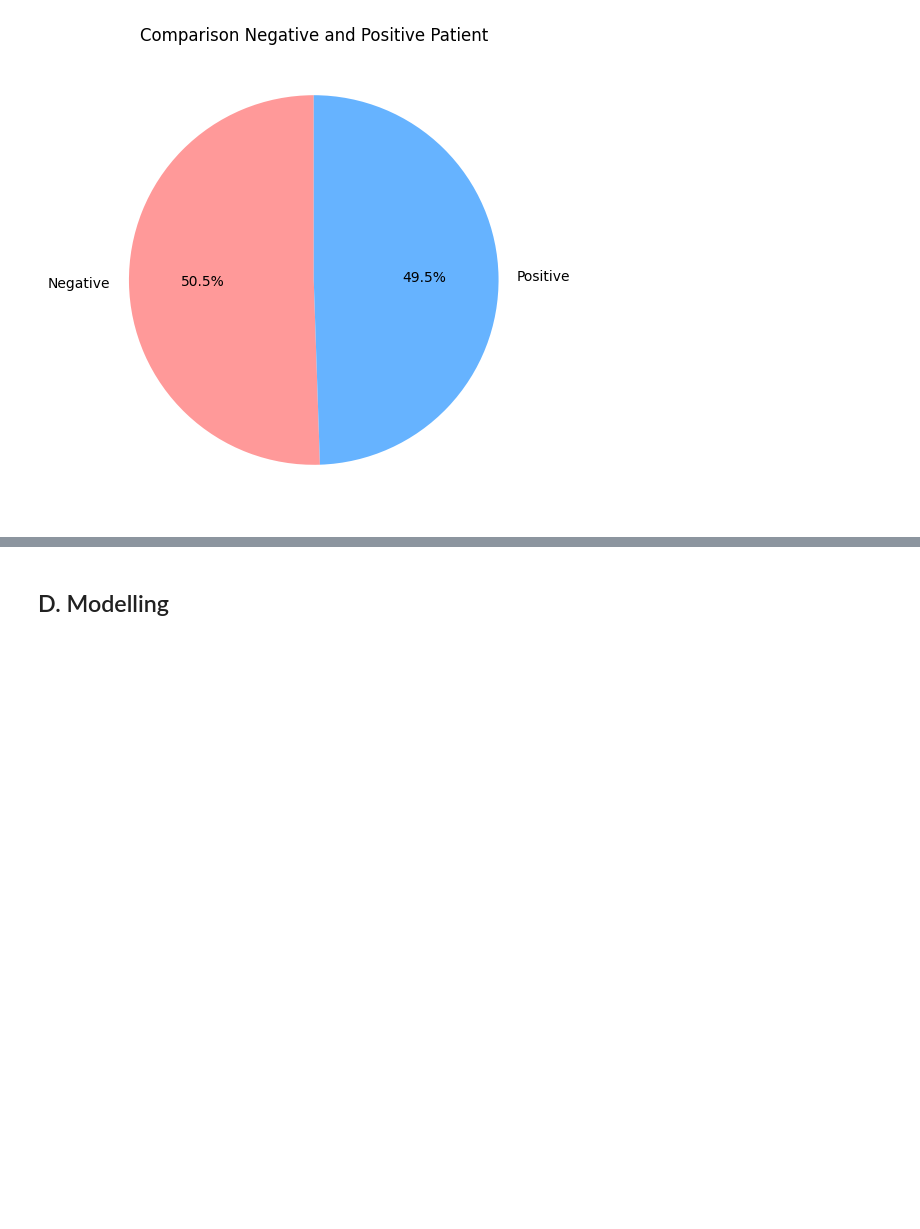
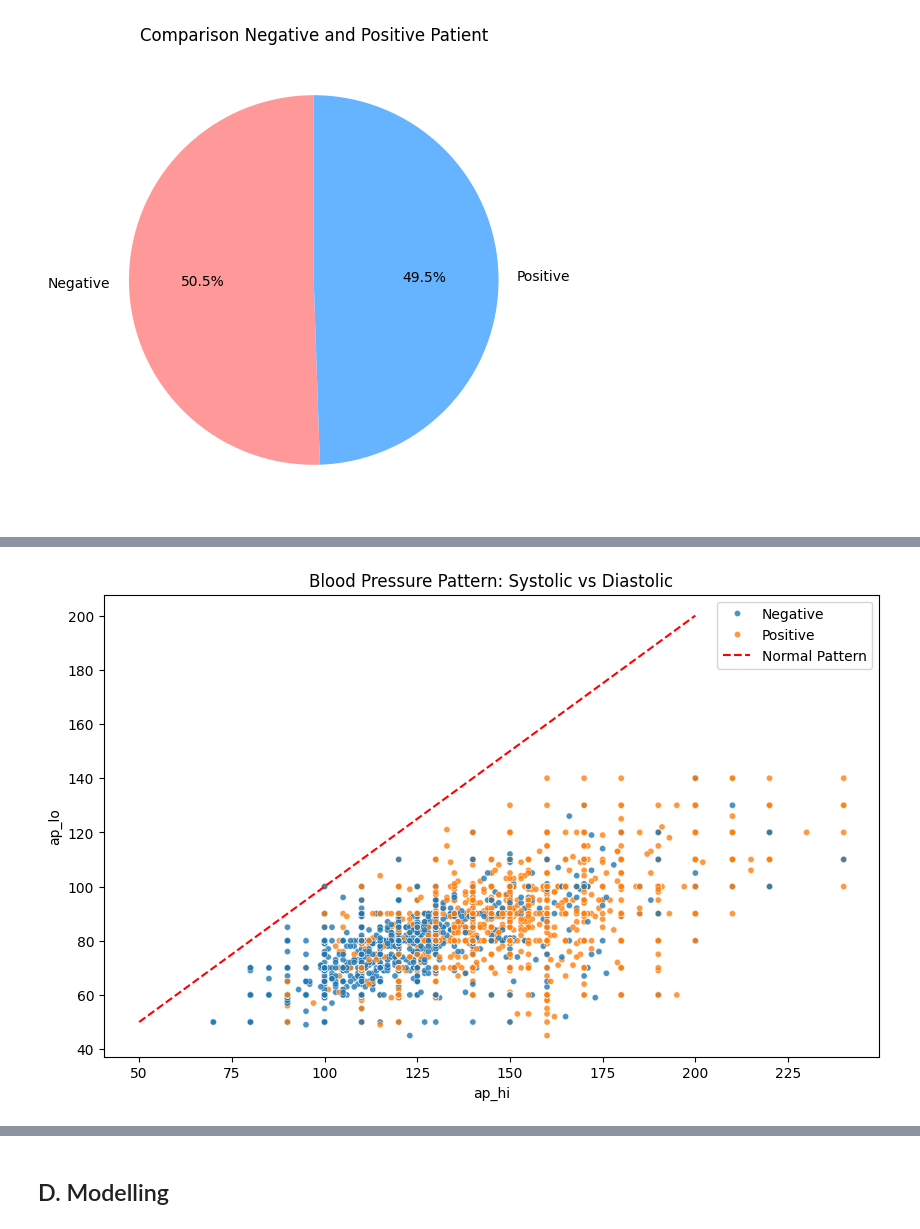
Before and after one commit to HablSank/1Day-1Dataset_MachineLearningProject, a Jupyter notebook: Day-3/Naive Bayes Gaussian (Cardiovascular Disease)/cardiovascular.ipynb, the cells around one changed output, grey strips where cells are left out. Cells and saved outputs as stored; diff of their text form; code cells hidden in the pictures; blank space fills up the shorter version.

```diff
--- a/Day-3/Naive Bayes Gaussian (Cardiovascular Disease)/cardiovascular.ipynb
+++ b/Day-3/Naive Bayes Gaussian (Cardiovascular Disease)/cardiovascular.ipynb
@@ -278,0 +303,9 @@ plt.show()
+# %%
+plt.figure(figsize=(10, 6))
+sns.scatterplot(x='ap_hi', y='ap_lo', hue='cardio_sign', data=df, alpha=0.8, s=20)
+plt.title("Blood Pressure Pattern: Systolic vs Diastolic")
+plt.plot([50, 200], [50, 200], 'r--', label='Normal Pattern')
+plt.legend()
+plt.show()
+# %% [output]
+[figure, added]
```
Also changed, not shown: parts of 28 cells of this notebook.
